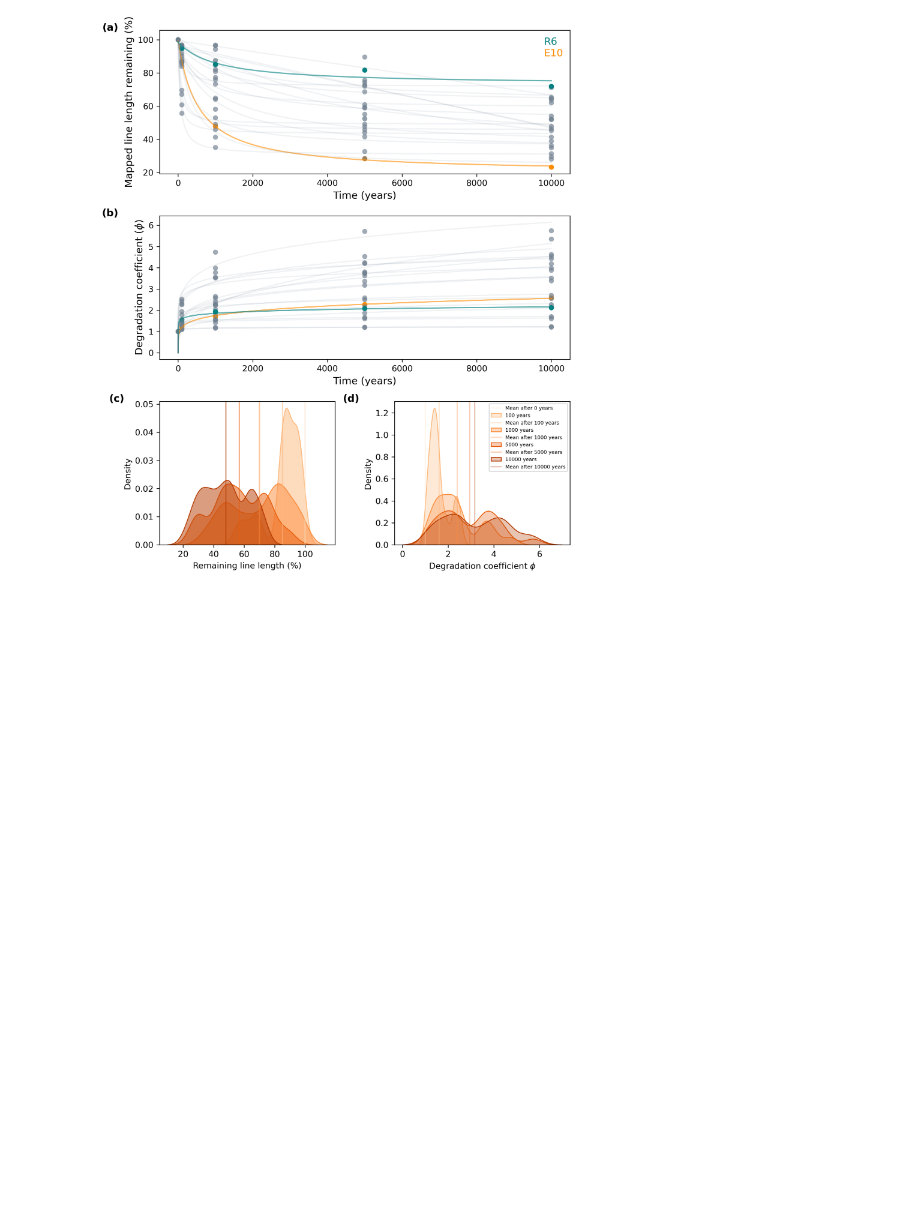
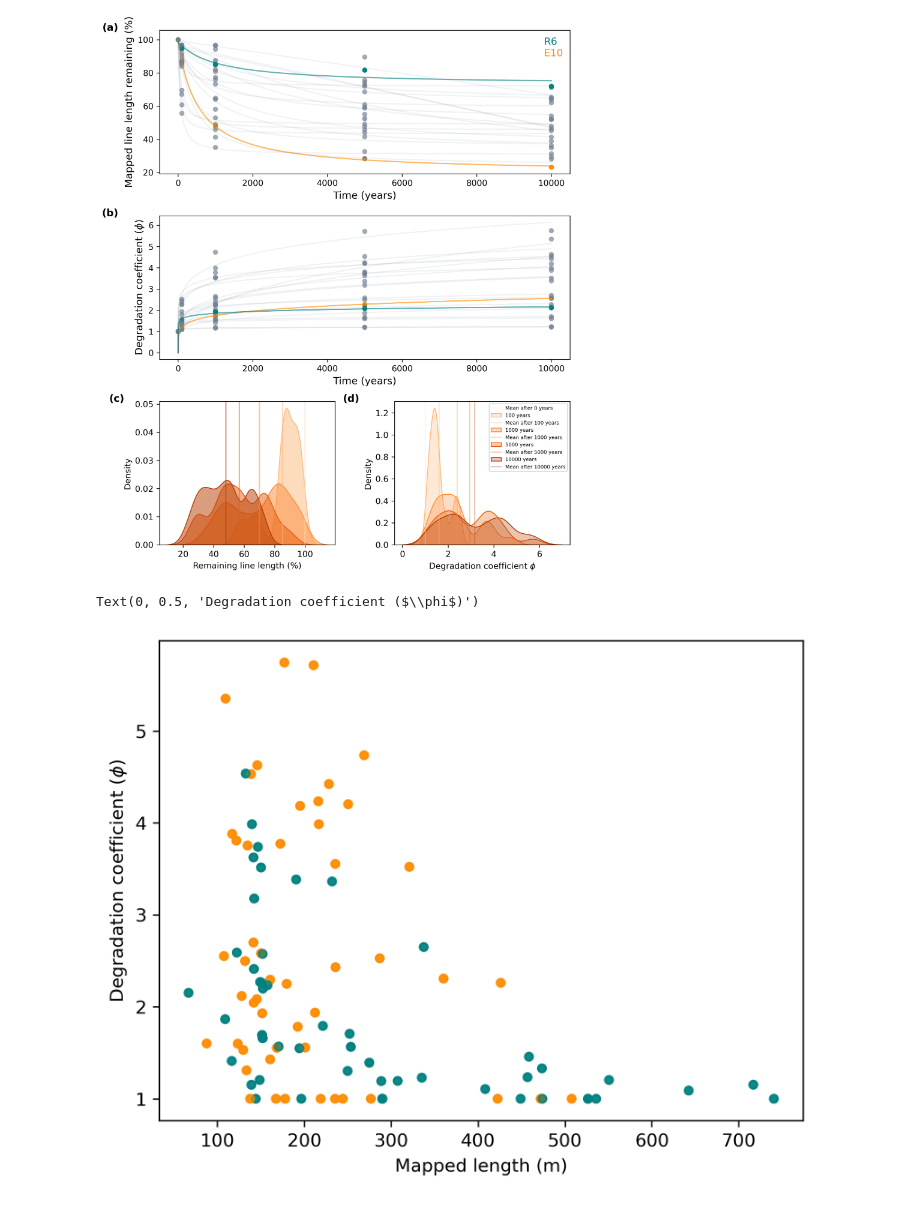
Before and after one commit to absrp/landscape_evolution_earthquake_ruptures, a Jupyter notebook: degradation_coefficient_length_evolution_comparison.ipynb, the cells around one changed output. Drawn from its saved outputs; the diff is of its cells as text; code cells hidden in the pictures; blank space fills up the shorter version.

Commit message:
added deg vs length plot

```diff
--- a/degradation_coefficient_length_evolution_comparison.ipynb
+++ b/degradation_coefficient_length_evolution_comparison.ipynb
@@ -189,3 +192,14 @@ R7
 R8
 R9
 [figure]
+# %%
+plt.figure(dpi=300)
+# loc dic
+col_dic = {'Ridgecrest':'darkorange','EMC':'teal'}
+colors = data["Location"].map(col_dic)
+plt.scatter(data["Length (m)"],data["Degradation coefficient"],s=20,c=colors,alpha=0.6)
+plt.xlabel('Mapped length (m)')
+plt.ylabel(r'Degradation coefficient ($\phi$)')
+# %% [output]
+Text(0, 0.5, 'Degradation coefficient ($\\phi$)')
+[figure, added]
```
Also changed, not shown: parts of 2 cells of this notebook.
